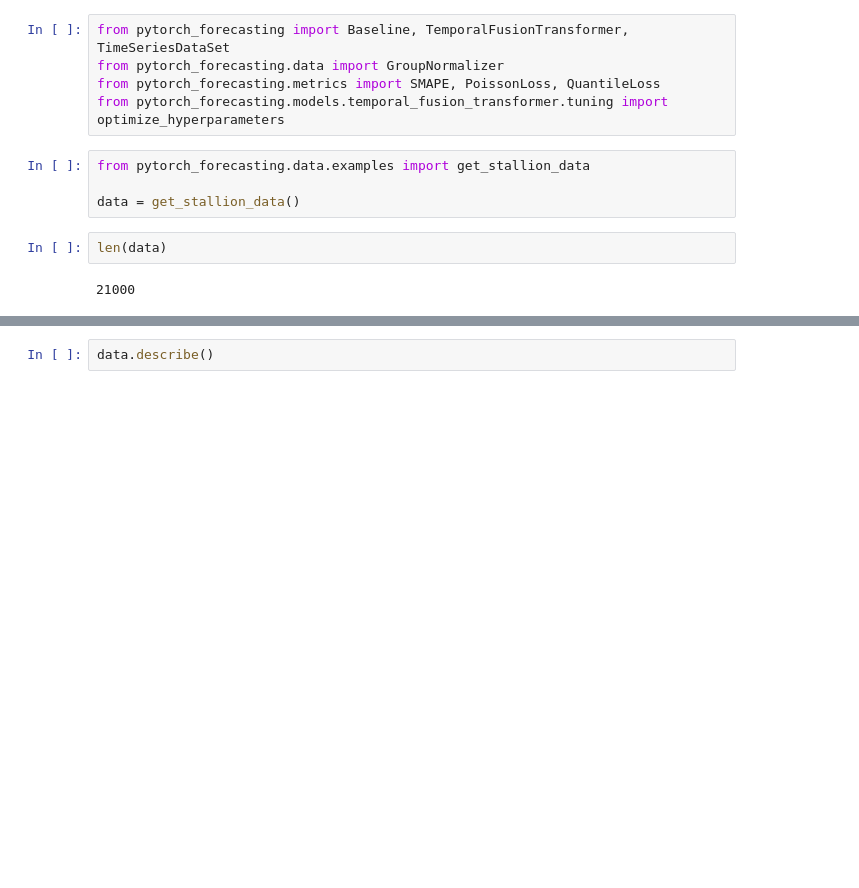
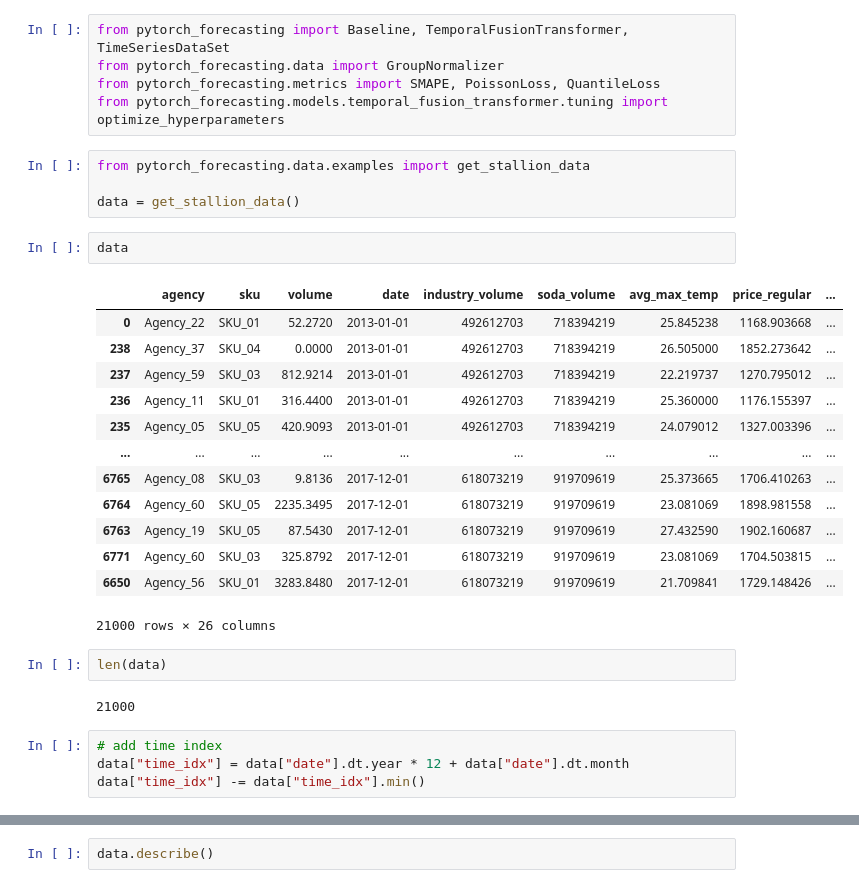
Before and after one commit to Kim-Ju-Hyeon/Temporal_Fusion_Transformer, a Jupyter notebook: Temporal_Fusion_Transformer_Tutorial.ipynb, the cells around one changed output, grey strips where cells are left out. Saved outputs shown, nothing was run; the diff lists cells and outputs as text; blank space fills up the shorter version.

```diff
--- a/Temporal_Fusion_Transformer_Tutorial.ipynb
+++ b/Temporal_Fusion_Transformer_Tutorial.ipynb
@@ -20,7 +20,27 @@ from pytorch_forecasting.models.temporal_fusion_transformer.tuning import optimi
 from pytorch_forecasting.data.examples import get_stallion_data
 
 data = get_stallion_data()
+# %%
+data
+# %% [output]
+|  | agency | sku | volume | date | industry_volume | soda_volume | avg_max_temp | price_regular | ... |
+| 0 | Agency_22 | SKU_01 | 52.2720 | 2013-01-01 | 492612703 | 718394219 | 25.845238 | 1168.903668 | ... |
+| 238 | Agency_37 | SKU_04 | 0.0000 | 2013-01-01 | 492612703 | 718394219 | 26.505000 | 1852.273642 | ... |
+| 237 | Agency_59 | SKU_03 | 812.9214 | 2013-01-01 | 492612703 | 718394219 | 22.219737 | 1270.795012 | ... |
+| 236 | Agency_11 | SKU_01 | 316.4400 | 2013-01-01 | 492612703 | 718394219 | 25.360000 | 1176.155397 | ... |
+| 235 | Agency_05 | SKU_05 | 420.9093 | 2013-01-01 | 492612703 | 718394219 | 24.079012 | 1327.003396 | ... |
+| ... | ... | ... | ... | ... | ... | ... | ... | ... | ... |
+| 6765 | Agency_08 | SKU_03 | 9.8136 | 2017-12-01 | 618073219 | 919709619 | 25.373665 | 1706.410263 | ... |
+| 6764 | Agency_60 | SKU_05 | 2235.3495 | 2017-12-01 | 618073219 | 919709619 | 23.081069 | 1898.981558 | ... |
+| 6763 | Agency_19 | SKU_05 | 87.5430 | 2017-12-01 | 618073219 | 919709619 | 27.432590 | 1902.160687 | ... |
+| 6771 | Agency_60 | SKU_03 | 325.8792 | 2017-12-01 | 618073219 | 919709619 | 23.081069 | 1704.503815 | ... |
+| 6650 | Agency_56 | SKU_01 | 3283.8480 | 2017-12-01 | 618073219 | 919709619 | 21.709841 | 1729.148426 | ... |
+21000 rows × 26 columns
 # %%
 len(data)
 # %% [output]
 21000
+# %%
+# add time index
+data["time_idx"] = data["date"].dt.year * 12 + data["date"].dt.month
+data["time_idx"] -= data["time_idx"].min()
```
Also changed, not shown: parts of 5 cells of this notebook, 1 other file.
